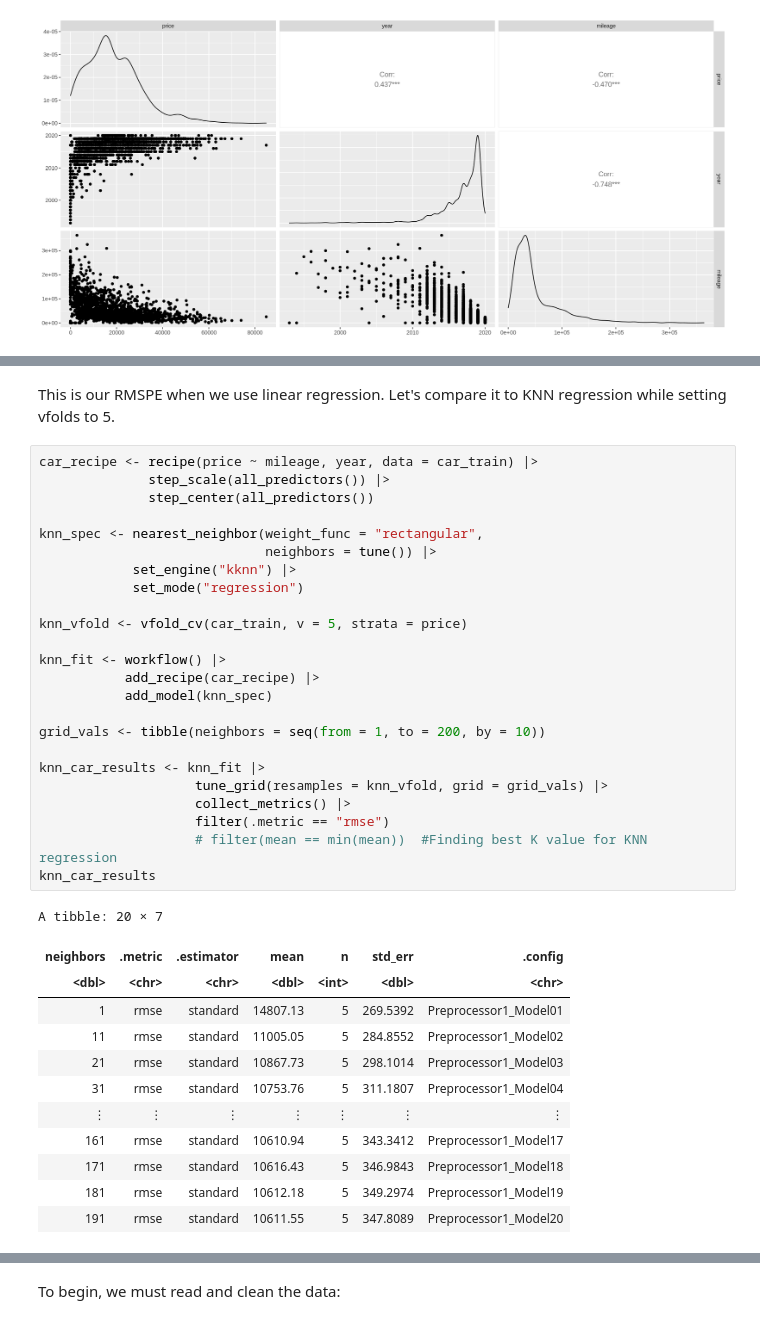
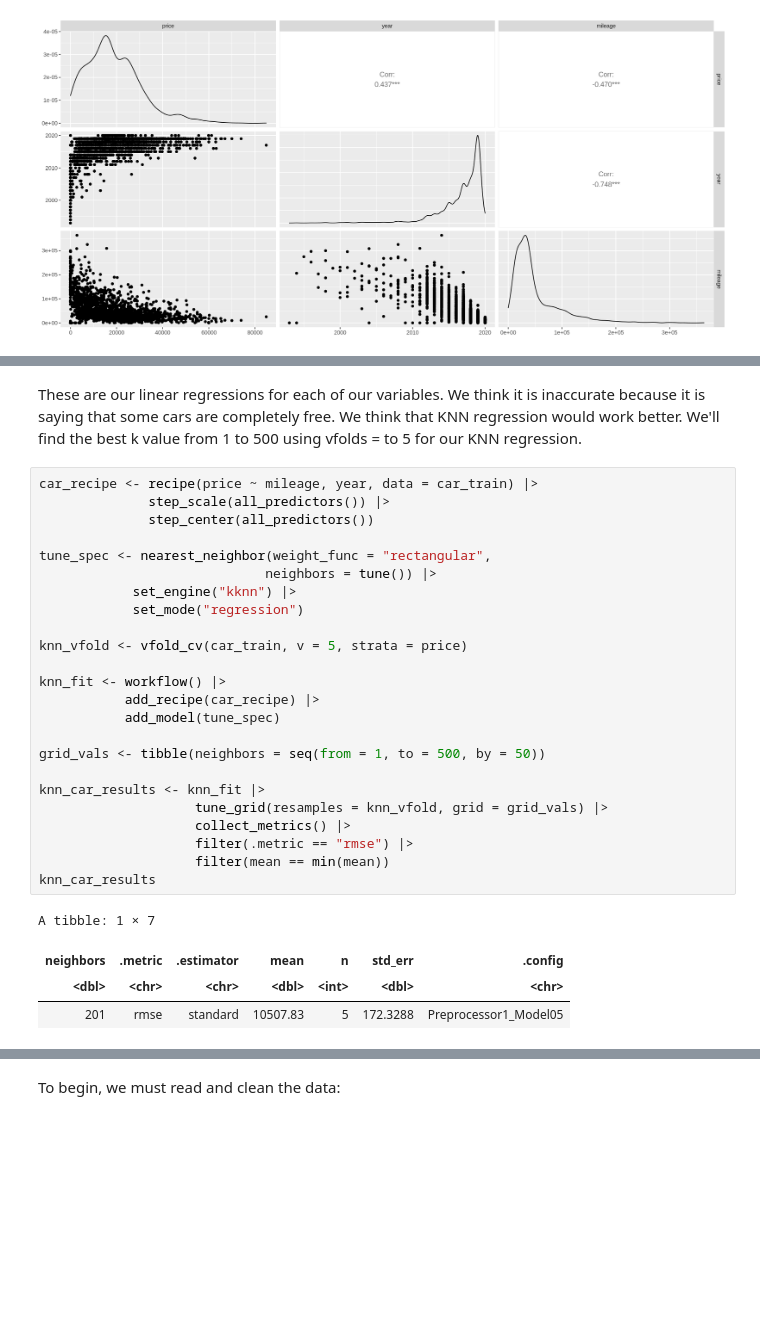
Before and after one commit to zhtgeneral/Group-30-Official, a Jupyter notebook: Group 30 Project.ipynb, the cells around one changed output, grey strips where cells are left out. Drawn from its saved outputs; the diff is of its cells as text; blank space fills up the shorter version.

```diff
--- a/Group 30 Project.ipynb
+++ b/Group 30 Project.ipynb
@@ -219,39 +236,31 @@ Coefficients:
 # %% [markdown]
-This is our RMSPE when we use linear regression. Let's compare it to KNN regression while setting vfolds to 5.
+These are our linear regressions for each of our variables. We think it is inaccurate because it is saying that some cars are completely free. We think that KNN regression would work better. We'll find the best k value from 1 to 500 using vfolds = to 5 for our KNN regression.
 # %%
 car_recipe <- recipe(price ~ mileage, year, data = car_train) |>
               step_scale(all_predictors()) |>
               step_center(all_predictors())
 
-knn_spec <- nearest_neighbor(weight_func = "rectangular",
+tune_spec <- nearest_neighbor(weight_func = "rectangular",
                              neighbors = tune()) |>
             set_engine("kknn") |>
             set_mode("regression")
 
 knn_vfold <- vfold_cv(car_train, v = 5, strata = price)
 
 knn_fit <- workflow() |>
            add_recipe(car_recipe) |>
-           add_model(knn_spec)
+           add_model(tune_spec)
 
-grid_vals <- tibble(neighbors = seq(from = 1, to = 200, by = 10))
+grid_vals <- tibble(neighbors = seq(from = 1, to = 500, by = 50))
 
 knn_car_results <- knn_fit |>
                     tune_grid(resamples = knn_vfold, grid = grid_vals) |>
                     collect_metrics() |>
-                    filter(.metric == "rmse")
-                    # filter(mean == min(mean))  #Finding best K value for KNN regression
+                    filter(.metric == "rmse") |>
+                    filter(mean == min(mean))
 knn_car_results
 # %% [output]
-A tibble: 20 × 7
+A tibble: 1 × 7
 | neighbors | .metric | .estimator | mean | n | std_err | .config |
 | <dbl> | <chr> | <chr> | <dbl> | <int> | <dbl> | <chr> |
-| 1 | rmse | standard | 14807.13 | 5 | 269.5392 | Preprocessor1_Model01 |
-| 11 | rmse | standard | 11005.05 | 5 | 284.8552 | Preprocessor1_Model02 |
-| 21 | rmse | standard | 10867.73 | 5 | 298.1014 | Preprocessor1_Model03 |
-| 31 | rmse | standard | 10753.76 | 5 | 311.1807 | Preprocessor1_Model04 |
-| ⋮ | ⋮ | ⋮ | ⋮ | ⋮ | ⋮ | ⋮ |
-| 161 | rmse | standard | 10610.94 | 5 | 343.3412 | Preprocessor1_Model17 |
-| 171 | rmse | standard | 10616.43 | 5 | 346.9843 | Preprocessor1_Model18 |
-| 181 | rmse | standard | 10612.18 | 5 | 349.2974 | Preprocessor1_Model19 |
-| 191 | rmse | standard | 10611.55 | 5 | 347.8089 | Preprocessor1_Model20 |
+| 201 | rmse | standard | 10507.83 | 5 | 172.3288 | Preprocessor1_Model05 |
```
Also changed, not shown: parts of 10 cells of this notebook.
